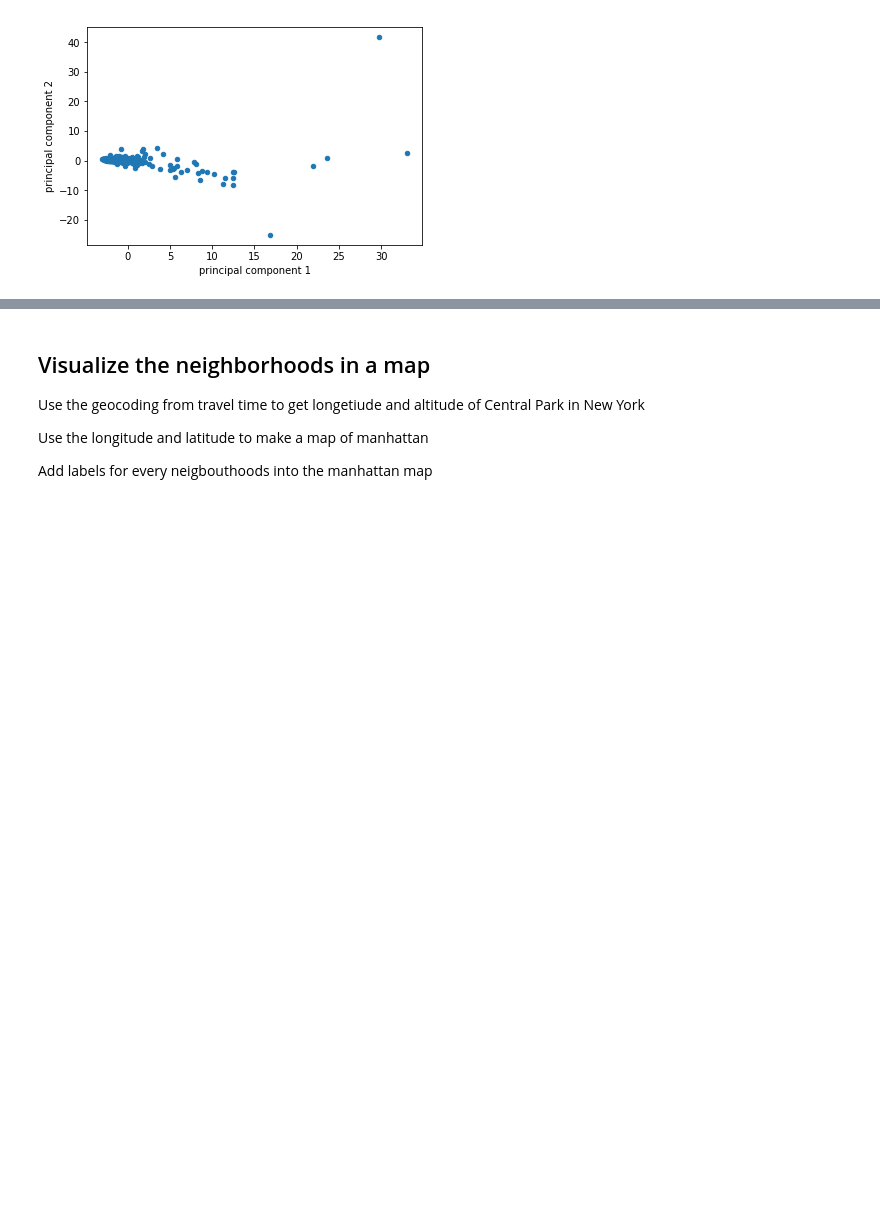
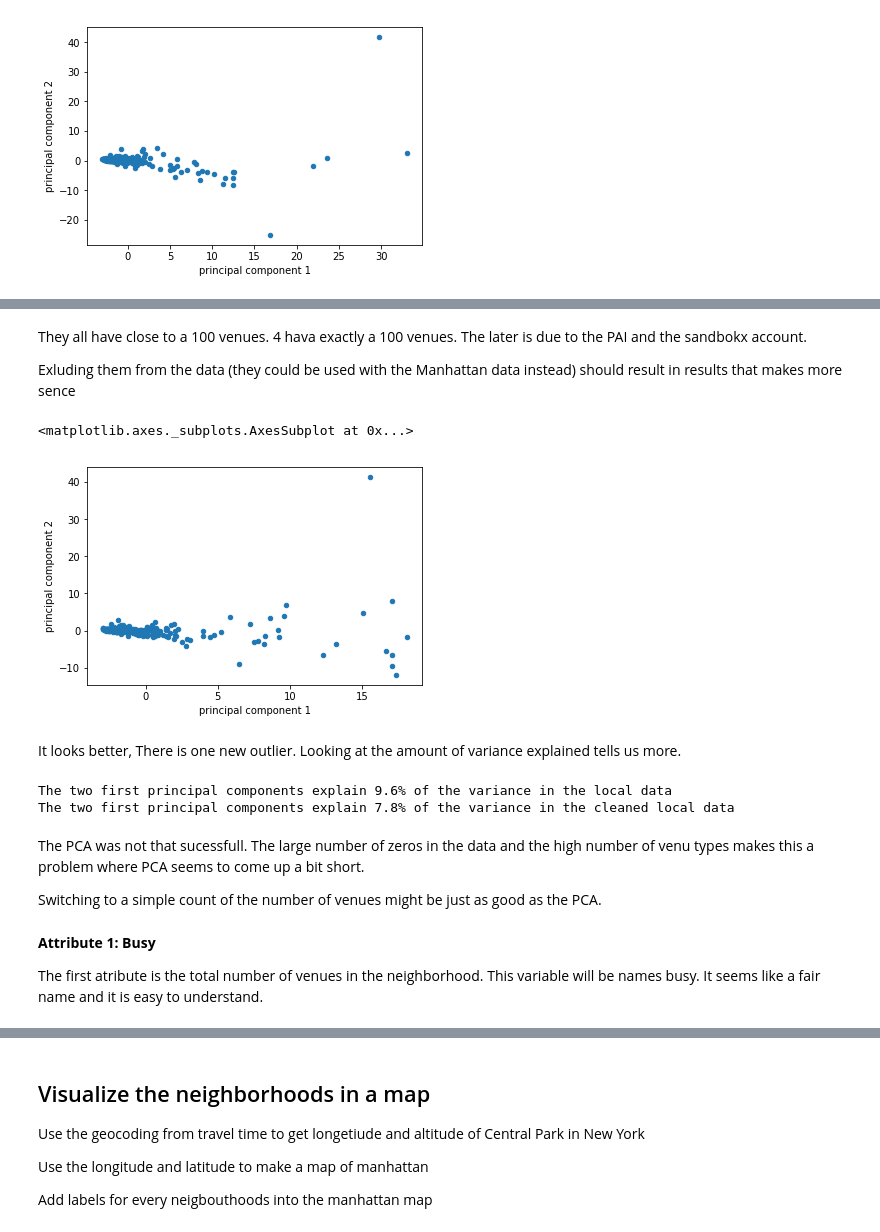
Before and after one commit to haugstve/Coursera_Capstone, a Jupyter notebook: notebooks/09-final-weeks.ipynb, the cells around one changed output, grey strips where cells are left out. Drawn from its saved outputs; the diff is of its cells as text; code cells hidden in the pictures; blank space fills up the shorter version.

```diff
--- a/notebooks/09-final-weeks.ipynb
+++ b/notebooks/09-final-weeks.ipynb
@@ -370,8 +452,10 @@ pca.fit(x)
 
 # Get the PC of the local
 principalComponents = pca.transform(x)
-principalDf = pd.DataFrame(data = principalComponents
-             , columns = ['principal component 1', 'principal component 2'])
+principalDf = pd.DataFrame(
+    data = principalComponents,
+    columns = ['principal component 1', 'principal component 2'],
+    index = local_venues_df.index)
 # %%
 %matplotlib inline
 
@@ -384,0 +468,5 @@ In terms of a narrative its not as easy. This is due to the four neighborhoods w
+# %%
+special_neighborhoods = principalDf.loc[principalDf['principal component 1']>15,:]
+print(special_neighborhoods.index)
+special_neighborhoods_df = local_venues_df.loc[special_neighborhoods.index,:]
+special_neighborhoods_df.sum(axis=1)
@@ -384,0 +484,45 @@ In terms of a narrative its not as easy. This is due to the four neighborhoods w
+# %% [markdown]
+They all have close to a 100 venues. 4 hava exactly a 100 venues. The later is due to the PAI and the sandbokx account.
+
+Exluding them from the data (they could be used with the Manhattan data instead) should result in results that makes more sence
+# %%
+is_special = local_venues_df.index.isin(special_neighborhoods.index)
+local_venues_clean_df = local_venues_df[~is_special]
+# %%
+# standarize the data
+x_clean = StandardScaler().fit_transform(local_venues_clean_df.values)
+
+pca1 = PCA(n_components=2)
+pca1.fit(x_clean)
+
+# Get the PC of the local
+principalComponents_clean = pca1.transform(x_clean)
+principalDf_clean = pd.DataFrame(data = principalComponents_clean
+             , columns = ['principal component 1', 'principal component 2'])
+# %%
+principalDf_clean.plot.scatter(x='principal component 1', y='principal component 2')
+# %% [output]
+<matplotlib.axes._subplots.AxesSubplot at 0x...>
+[figure, added]
+# %% [markdown]
+It looks better, There is one new outlier. Looking at the amount of variance explained tells us more.
+# %%
+print(('The two first principal components explain {:.1%} of '
+      'the variance in the local data').format(
+    sum(pca.explained_variance_ratio_)
+    ))
+print(('The two first principal components explain {:.1%} of '
+      'the variance in the cleaned local data').format(
+    sum(pca1.explained_variance_ratio_)
+    ))
+# %% [output]
+The two first principal components explain 9.6% of the variance in the local data
+The two first principal components explain 7.8% of the variance in the cleaned local data
+# %% [markdown]
+The PCA was not that sucessfull. The large number of zeros in the data and the high number of venu types makes this a problem where PCA seems to come up a bit short.
+
+Switching to a simple count of the number of venues might be just as good as the PCA.
+# %% [markdown]
+**Attribute 1: Busy**
+
+The first atribute is the total number of venues in the neighborhood. This variable will be names busy. It seems like a fair name and it is easy to understand.
```
Also changed, not shown: parts of 45 cells of this notebook.
